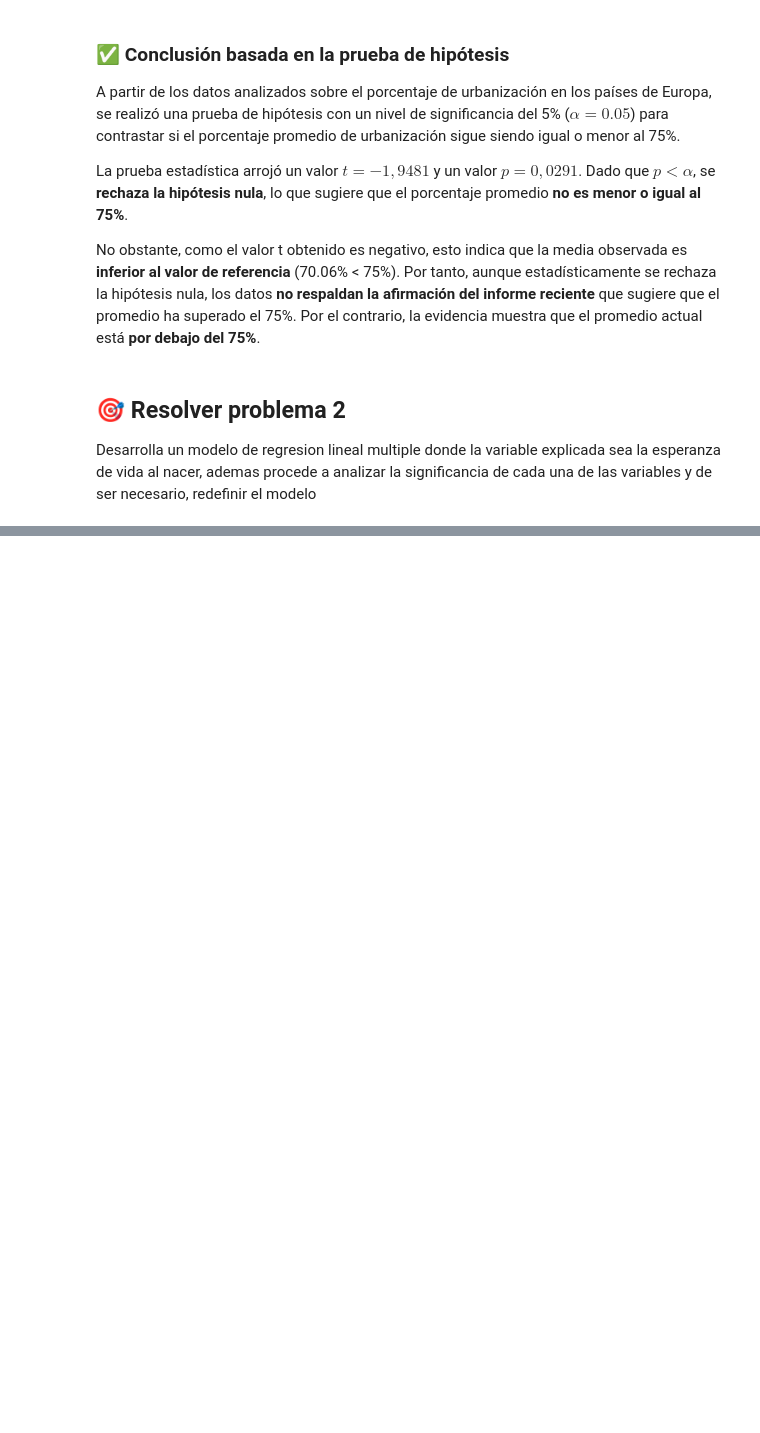
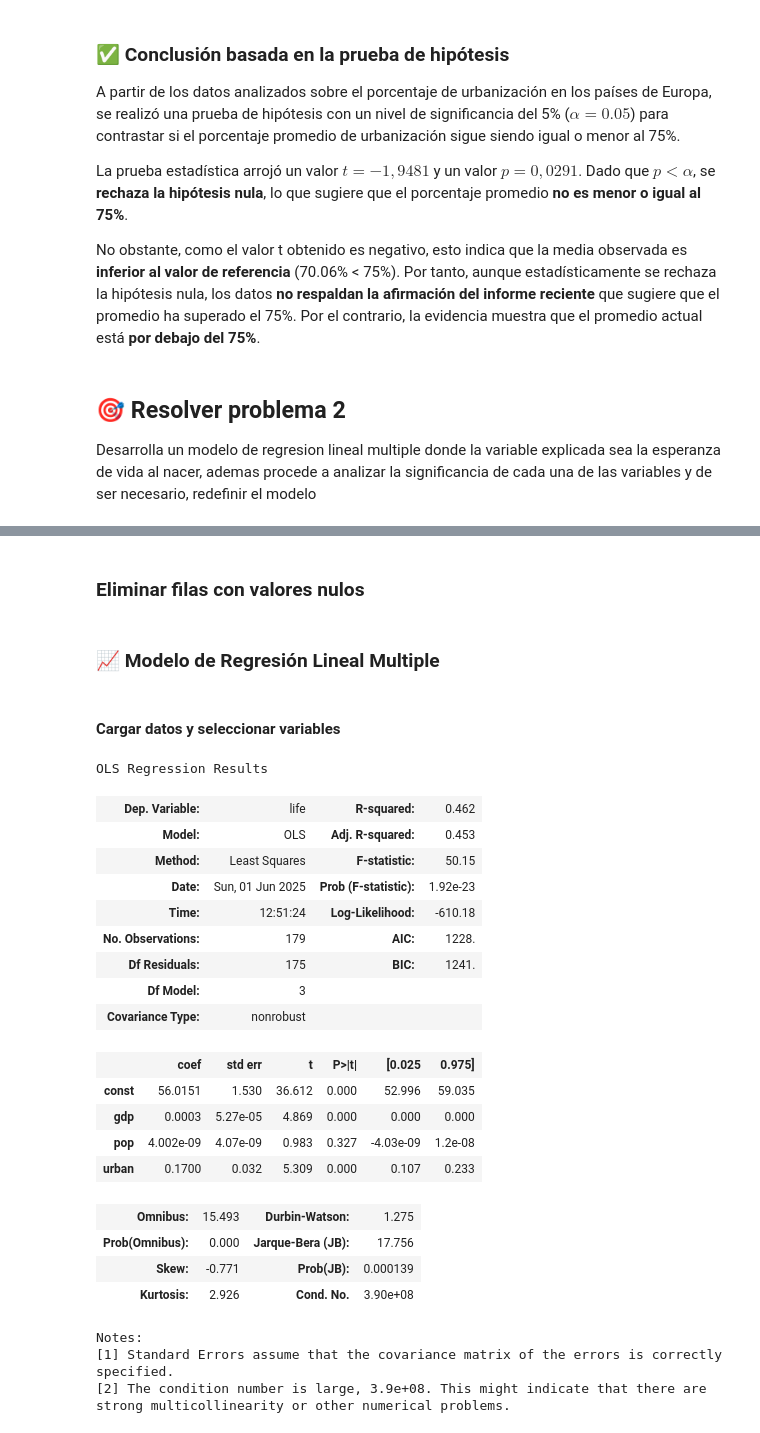
Before and after one commit to diadasiachilensis/data-science, a Jupyter notebook: ejercicios/10.examen/analisis.ipynb, the cells around one changed output, grey strips where cells are left out. Cells and saved outputs as stored; diff of their text form; code cells hidden in the pictures; blank space fills up the shorter version.

```diff
--- a/ejercicios/10.examen/analisis.ipynb
+++ b/ejercicios/10.examen/analisis.ipynb
@@ -146,0 +153,9 @@ redefinir el modelo
+# %%
+df_fixed['gdp'] = df_fixed['gdp'].astype(str).str.replace(',', '.')
+df_fixed['life'] = df_fixed['life'].astype(str).str.replace(',', '.')
+df_fixed['pop'] = df_fixed['pop'].astype(str).str.replace(',', '.')
+df_fixed['urban'] = df_fixed['urban'].astype(str).str.replace(',', '.')
+
+df_fixed[['gdp', 'life', 'pop', 'urban']] = df_fixed[['gdp', 'life', 'pop', 'urban']].apply(pd.to_numeric, errors='coerce')
+# %% [markdown]
+### Eliminar filas con valores nulos
@@ -146,0 +164,41 @@ redefinir el modelo
+# %% [markdown]
+### 📈 Modelo de Regresión Lineal Multiple
+# %% [markdown]
+#### **Cargar datos y seleccionar variables**
+# %%
+# Variables independientes y dependiente
+X = df_reg[['gdp', 'pop', 'urban']]
+y = df_reg['life']
+
+# Agregar constante para intercepto
+X_const = sm.add_constant(X)
+
+# Ajustar el modelo
+modelo = sm.OLS(y, X_const).fit()
+
+# Resumen del modelo
+modelo.summary()
+# %% [output]
+OLS Regression Results
+| Dep. Variable: | life | R-squared: | 0.462 |
+| Model: | OLS | Adj. R-squared: | 0.453 |
+| Method: | Least Squares | F-statistic: | 50.15 |
+| Date: | Sun, 01 Jun 2025 | Prob (F-statistic): | 1.92e-23 |
+| Time: | 12:51:24 | Log-Likelihood: | -610.18 |
+| No. Observations: | 179 | AIC: | 1228. |
+| Df Residuals: | 175 | BIC: | 1241. |
+| Df Model: | 3 |  |  |
+| Covariance Type: | nonrobust |  |  |
+|  | coef | std err | t | P>|t| | [0.025 | 0.975] |
+| const | 56.0151 | 1.530 | 36.612 | 0.000 | 52.996 | 59.035 |
+| gdp | 0.0003 | 5.27e-05 | 4.869 | 0.000 | 0.000 | 0.000 |
+| pop | 4.002e-09 | 4.07e-09 | 0.983 | 0.327 | -4.03e-09 | 1.2e-08 |
+| urban | 0.1700 | 0.032 | 5.309 | 0.000 | 0.107 | 0.233 |
+| Omnibus: | 15.493 | Durbin-Watson: | 1.275 |
+| Prob(Omnibus): | 0.000 | Jarque-Bera (JB): | 17.756 |
+| Skew: | -0.771 | Prob(JB): | 0.000139 |
+| Kurtosis: | 2.926 | Cond. No. | 3.90e+08 |
+Notes:
+[1] Standard Errors assume that the covariance matrix of the errors is correctly specified.
+[2] The condition number is large, 3.9e+08. This might indicate that there are
+strong multicollinearity or other numerical problems.
```
Also changed, not shown: parts of 16 cells of this notebook.
